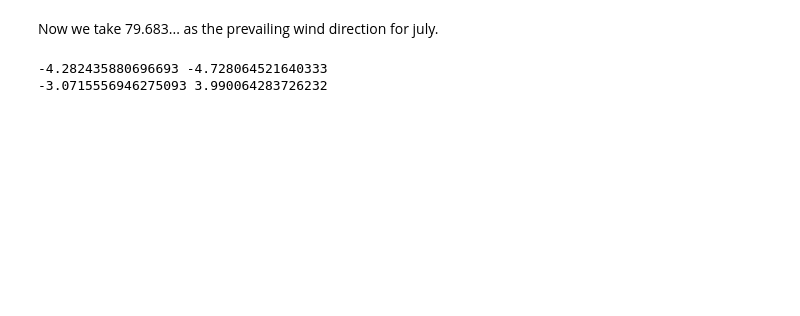
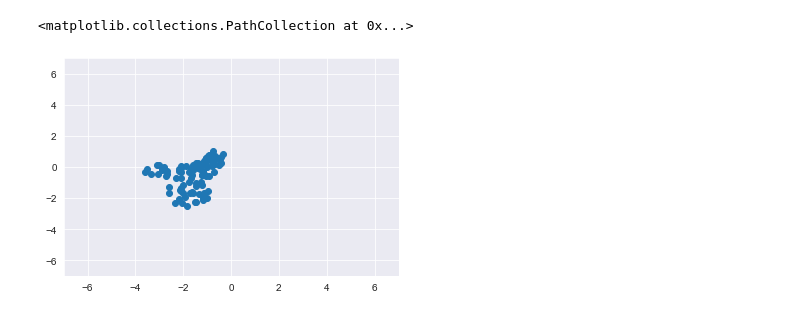
Before and after one commit to ktadgh/Air-Pollution, a Jupyter notebook: wind_distribution.ipynb, the cells around one changed output. Saved outputs shown, nothing was run; the diff lists cells and outputs as text; code cells hidden in the pictures; blank space fills up the shorter version.

```diff
--- a/wind_distribution.ipynb
+++ b/wind_distribution.ipynb
@@ -28,3 +8,5 @@ print(july)
+# %%
+july = july_data[july_data["Wind (m/s)"] <= 360]
 # %%
 # x going west to east, y going south to north
 july["x_speed"] = july["Wind (m/s)"]*np.sin(july["Wind Dir (deg)"] * np.pi / 180)
@@ -58,2 +50,0 @@ print(new_dir)
-# %% [markdown]
-Now we take 79.683... as the prevailing wind direction for july.
@@ -63,7 +51,16 @@ july["transformed_y_speed"] = july["Wind (m/s)"]*np.sin((july["Wind Dir (deg)"]
-# %%
-print(july["x_speed"][2], july["y_speed"][1])
-print(july["transformed_x_speed"].mean(),july["transformed_y_speed"][1])
-# %% [output]
--4.282435880696693 -4.728064521640333
--3.0715556946275093 3.990064283726232
+# %%
+import matplotlib.pyplot as plt
+
+r = np.array([[np.cos(new_dir),- np.sin(new_dir)],[np.sin(new_dir),np.cos(new_dir)]])
+
+rotated = np.transpose(r @ np.transpose(july[["x_speed","y_speed"]]))
+x_transformed = rotated[0]
+y_transformed = rotated[1]
+# july["transformed_y_speed"] = july["Wind (m/s)"]*np.sin((july["Wind Dir (deg)"] - new_dir)*np.pi/180)
+plt.xlim([-7, 7])
+plt.ylim([-7, 7])
+plt.scatter(x_transformed[0:100],y_transformed[0:100])
+# %% [output]
+<matplotlib.collections.PathCollection at 0x...>
+[figure, added]
 # %%
```
Also changed, not shown: parts of 15 cells of this notebook.
